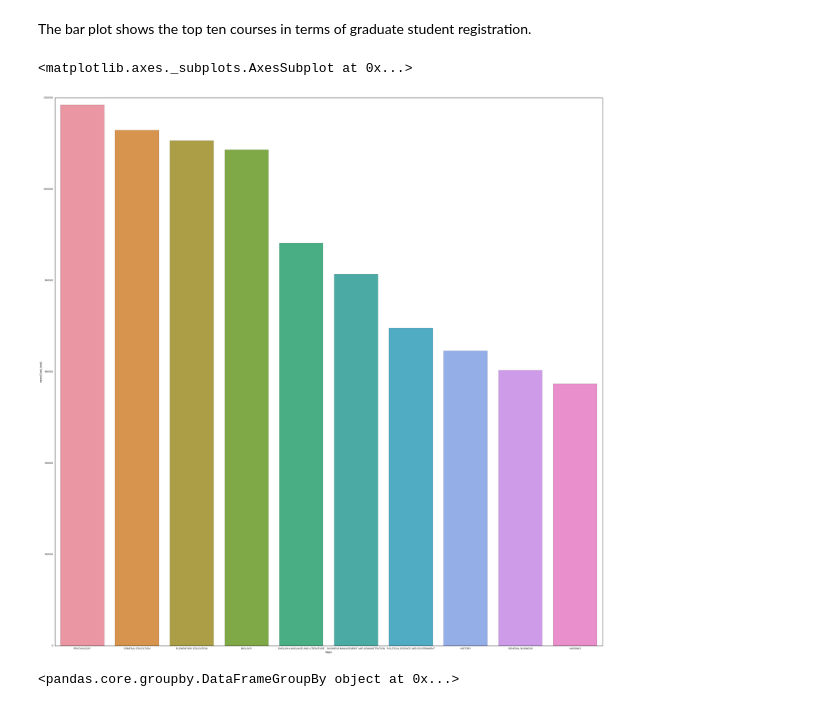
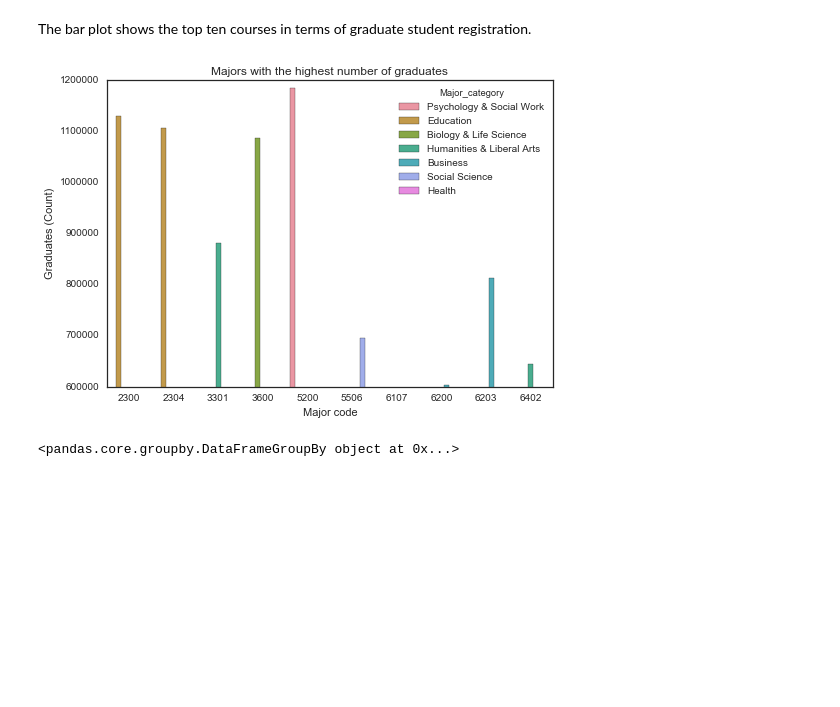
Before and after one commit to harishkrao/matplotlib, a Jupyter notebook: Seaborn visualization on grad-students data from FiveThirtyEight.ipynb, the cells around one changed output. Saved outputs shown, nothing was run; the diff lists cells and outputs as text; code cells hidden in the pictures; blank space fills up the shorter version.

```diff
--- a/Seaborn visualization on grad-students data from FiveThirtyEight.ipynb
+++ b/Seaborn visualization on grad-students data from FiveThirtyEight.ipynb
@@ -17,10 +17,16 @@ plt.rcParams['figure.figsize']=(40,40)
 # %% [markdown]
 The bar plot shows the top ten courses in terms of graduate student registration.
-# %%
-sns.barplot(x=sorted_desc_grad_total.Major.head(n=10), y=sorted_desc_grad_total.Grad_total.head(n=10))
-# %% [output]
-<matplotlib.axes._subplots.AxesSubplot at 0x...>
-[figure, removed]
+# %%
+one = sns.barplot(x=sorted_desc_grad_total.Major_code.head(n=10),
+                  y=sorted_desc_grad_total.Grad_total.head(n=10),
+                 hue=sorted_desc_grad_total.Major_category.head(n=10))
+one.axes.set_title("Majors with the highest number of graduates")
+one.set_xlabel("Major code")
+one.set_ylabel("Graduates (Count)")
+sns.plt.ylim(600000,)
+sns.plt.show()
+# %% [output]
+[figure, added]
 # %%
 majors = grad_students.groupby(['Major_category'])
 # %%
```
Also changed, not shown: parts of 2 cells of this notebook.
